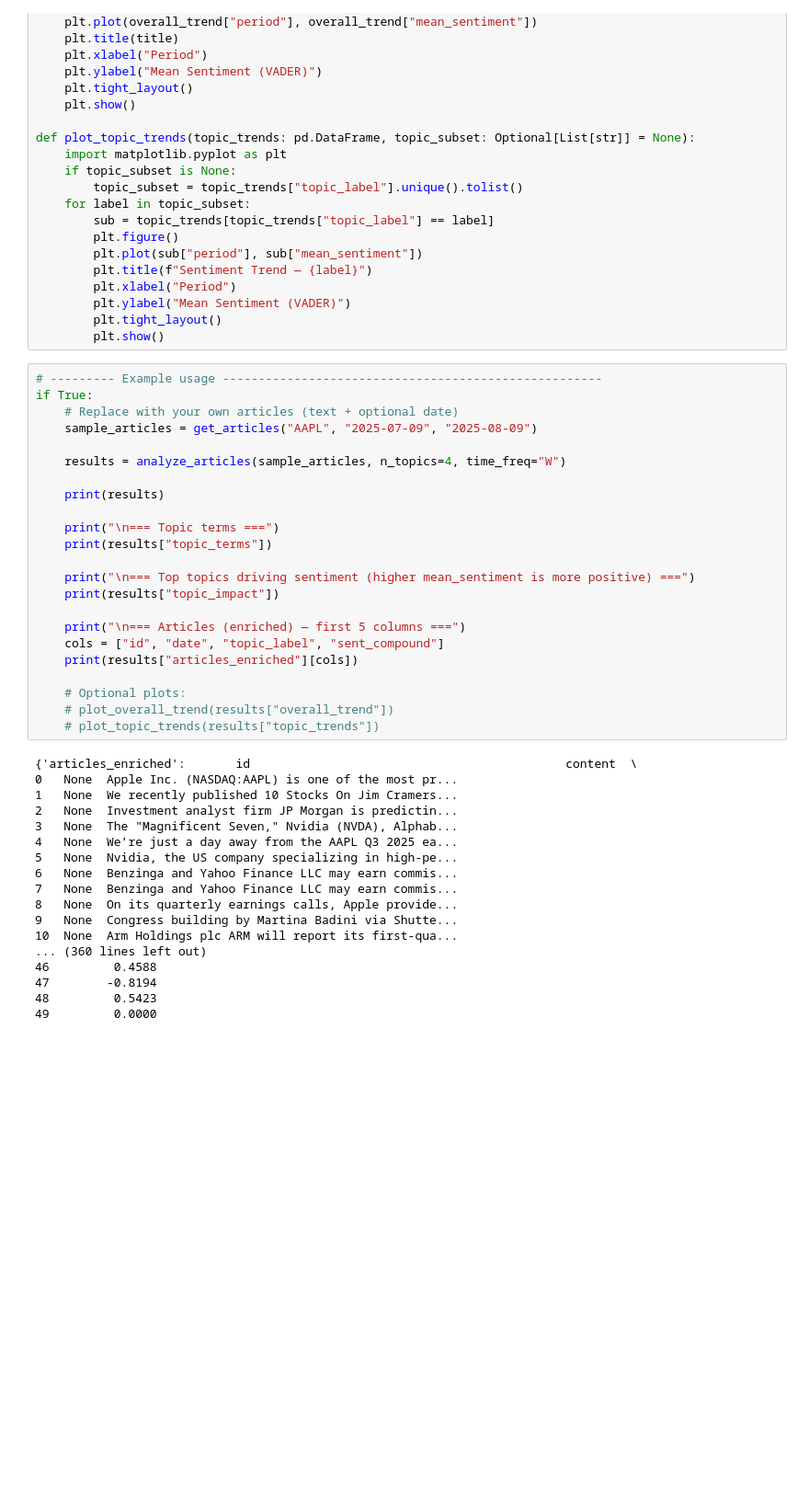
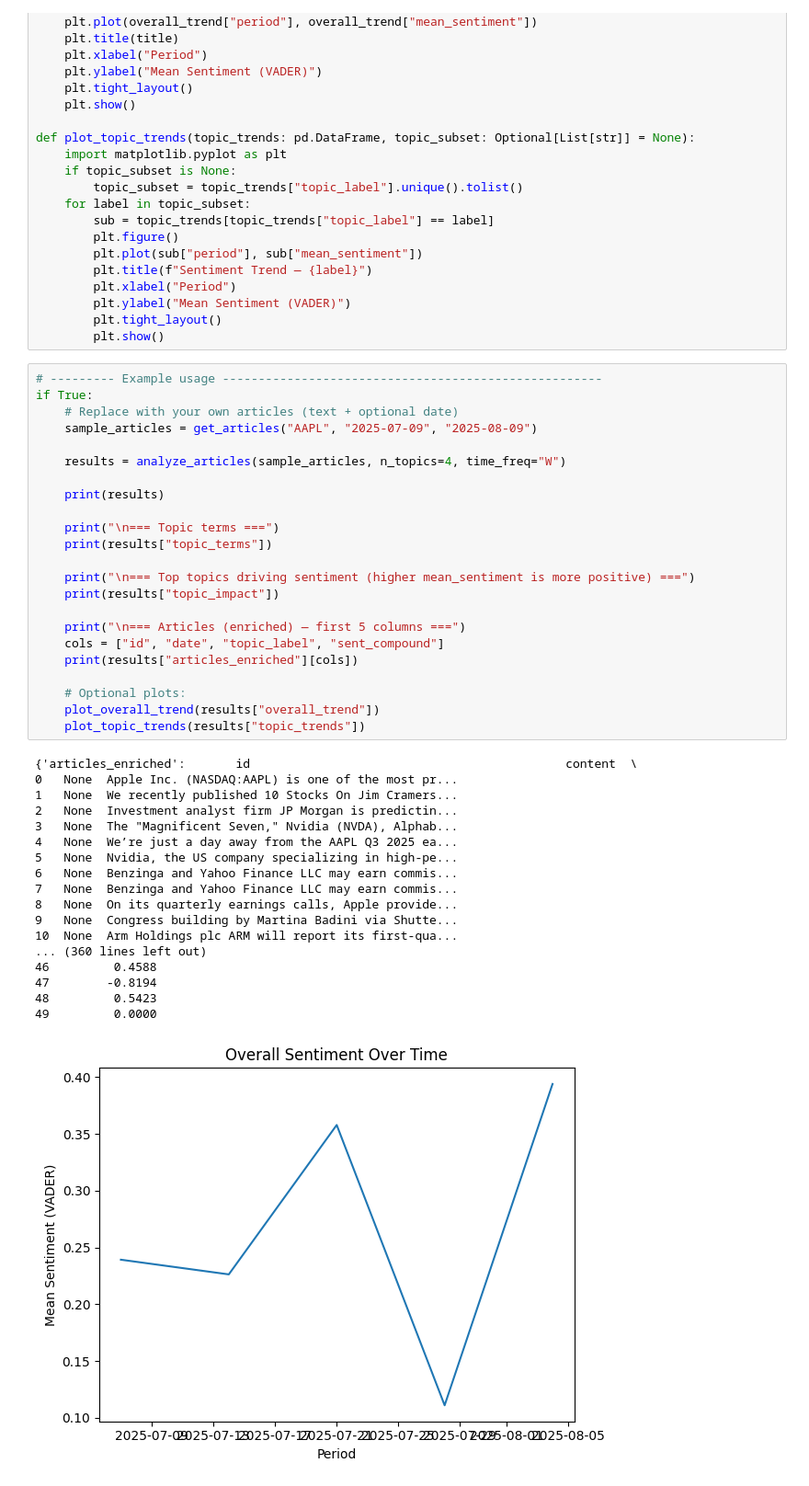
Before and after one commit to techuties/hackingsocks, a Jupyter notebook: 0x_market_sentiment_analysis/sentiment_analyzer.ipynb, the cells around one changed output. Shown at 92% size. Drawn from its saved outputs; the diff is of its cells as text; blank space fills up the shorter version.

```diff
--- a/0x_market_sentiment_analysis/sentiment_analyzer.ipynb
+++ b/0x_market_sentiment_analysis/sentiment_analyzer.ipynb
@@ -216,32 +216,33 @@ if True:
 
     print("\n=== Topic terms ===")
     print(results["topic_terms"])
 
     print("\n=== Top topics driving sentiment (higher mean_sentiment is more positive) ===")
     print(results["topic_impact"])
 
     print("\n=== Articles (enriched) — first 5 columns ===")
     cols = ["id", "date", "topic_label", "sent_compound"]
     print(results["articles_enriched"][cols])
 
     # Optional plots:
-    # plot_overall_trend(results["overall_trend"])
-    # plot_topic_trends(results["topic_trends"])
+    plot_overall_trend(results["overall_trend"])
+    plot_topic_trends(results["topic_trends"])
 # %% [output]
 {'articles_enriched':       id                                            content  \
 0   None  Apple Inc. (NASDAQ:AAPL) is one of the most pr...
 1   None  We recently published 10 Stocks On Jim Cramers...
 2   None  Investment analyst firm JP Morgan is predictin...
 3   None  The "Magnificent Seven," Nvidia (NVDA), Alphab...
 4   None  We’re just a day away from the AAPL Q3 2025 ea...
 5   None  Nvidia, the US company specializing in high-pe...
 6   None  Benzinga and Yahoo Finance LLC may earn commis...
 7   None  Benzinga and Yahoo Finance LLC may earn commis...
 8   None  On its quarterly earnings calls, Apple provide...
 9   None  Congress building by Martina Badini via Shutte...
 10  None  Arm Holdings plc ARM will report its first-qua...
 ... (360 lines left out)
 46         0.4588
 47        -0.8194
 48         0.5423
 49         0.0000
+[figure, added]
```
Also changed, not shown: parts of 1 cell of this notebook, 3 other files.
